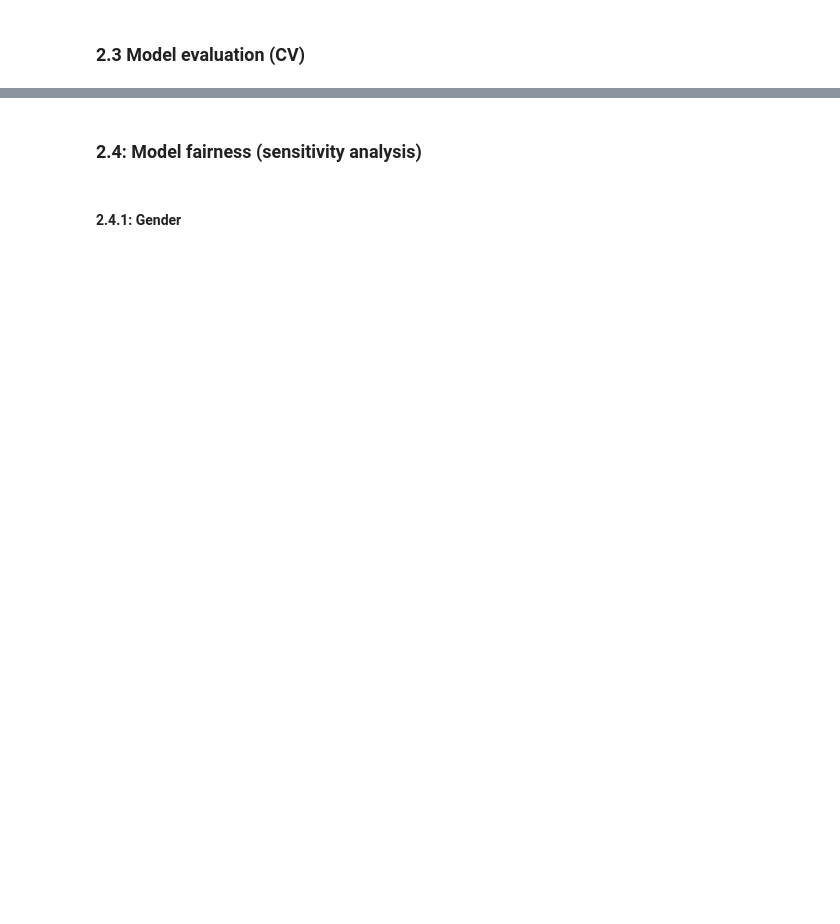
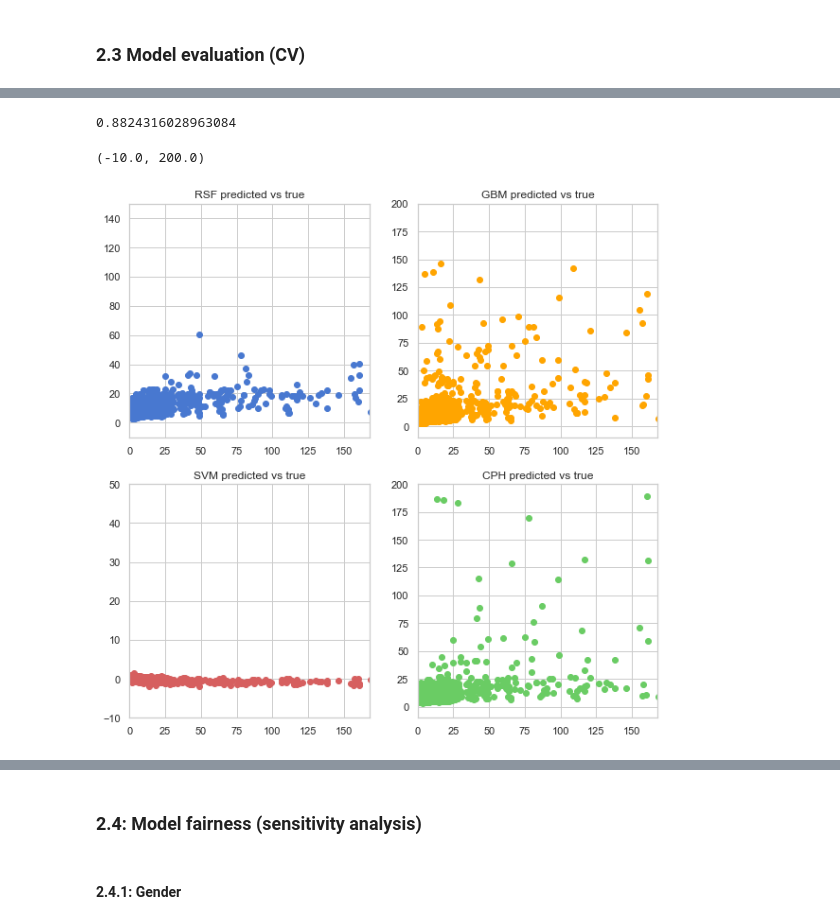
Before and after one commit to marcelchee/trident3, a Jupyter notebook: survival_vent.ipynb, the cells around one changed output, grey strips where cells are left out. Drawn from its saved outputs; the diff is of its cells as text; code cells hidden in the pictures; blank space fills up the shorter version.

```diff
--- a/survival_vent.ipynb
+++ b/survival_vent.ipynb
@@ -441,0 +527,6 @@ Cox: 0.711 (0.010)
+# %%
+# get Series of absolute error and predicted ventilation duration for each model
+svm_error = df_temp.apply(lambda row: row['Predict'] - row['Duration'], axis=1)
+rsf_error, rsf_predict = surv_predict(rsf_surv_func)
+gbm_error, gbm_predict = surv_predict(gbm_surv_func)
+cph_error, cph_predict = surv_predict(cph_surv_func)
@@ -441,0 +594,41 @@ Cox: 0.711 (0.010)
+# %%
+# sanity test for RF AUC at 24h
+rsf_df['Predict_24'] = rsf_df['Predict'].apply(lambda row: 0 if row < 24 else 1)
+rsf_df['Predict_24'].value_counts()
+
+rsf_df['Duration_24'] = rsf_df['Duration'].apply(lambda row: 0 if row < 24 else 1)
+rsf_df['Duration_24'].value_counts()
+
+fpr = {}
+tpr = {}
+auroc = {}
+fpr["RSF"], tpr["RSF"], _ = roc_curve(rsf_df['Duration_24'], rsf_df['Predict'])
+auroc["RSF"] = auc(fpr["RSF"], tpr["RSF"])
+auroc["RSF"]
+# %% [output]
+0.8824316028963084
+# %%
+# plot of predicted vs true ventilation duration for each of the 4 models
+import seaborn as sns
+sns.set_theme(style='whitegrid',palette='muted')
+
+fig, axs = plt.subplots(2, 2, figsize=(10,10))
+axs[0, 0].scatter(rsf_df['Duration'], rsf_df['Predict'], c='b')
+axs[0, 0].set_title('RSF predicted vs true')
+axs[0, 0].set_xlim(0,168)
+axs[0, 0].set_ylim(-10,150)
+axs[0, 1].scatter(gbm_df['Duration'], gbm_df['Predict'], c='orange')
+axs[0, 1].set_title('GBM predicted vs true')
+axs[0, 1].set_xlim(0,168)
+axs[0, 1].set_ylim(-10,200)
+axs[1, 0].scatter(svm_df['Duration'], svm_df['Predict'], c='r')
+axs[1, 0].set_title('SVM predicted vs true')
+axs[1, 0].set_xlim(0,168)
+axs[1, 0].set_ylim(-10,50)
+axs[1, 1].scatter(cph_df['Duration'], cph_df['Predict'], c='g')
+axs[1, 1].set_title('CPH predicted vs true')
+axs[1, 1].set_xlim(0,168)
+axs[1, 1].set_ylim(-10,200)
+# %% [output]
+(-10.0, 200.0)
+[figure, added]
```
Also changed, not shown: parts of 62 cells of this notebook, 4 other files.
